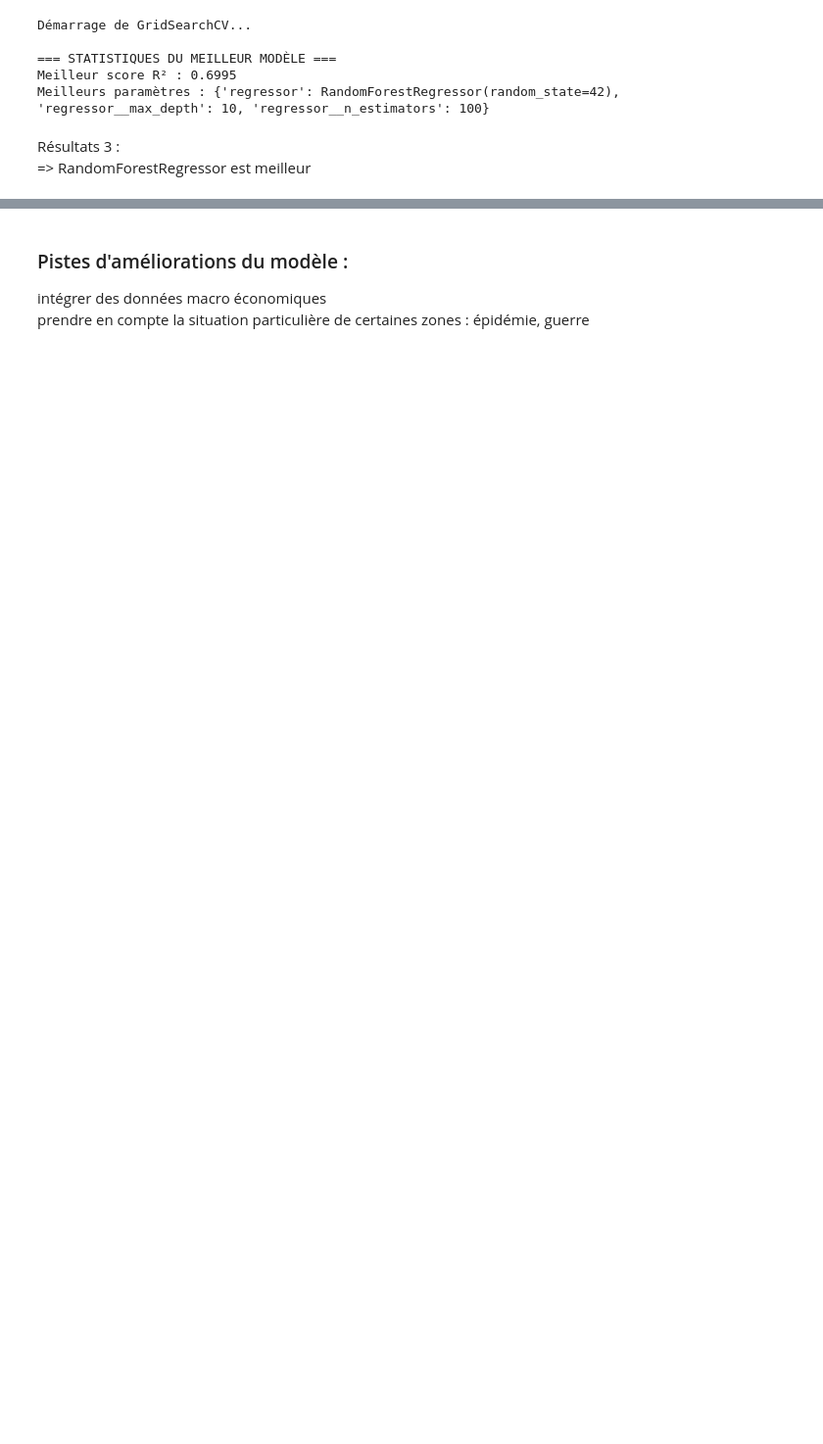
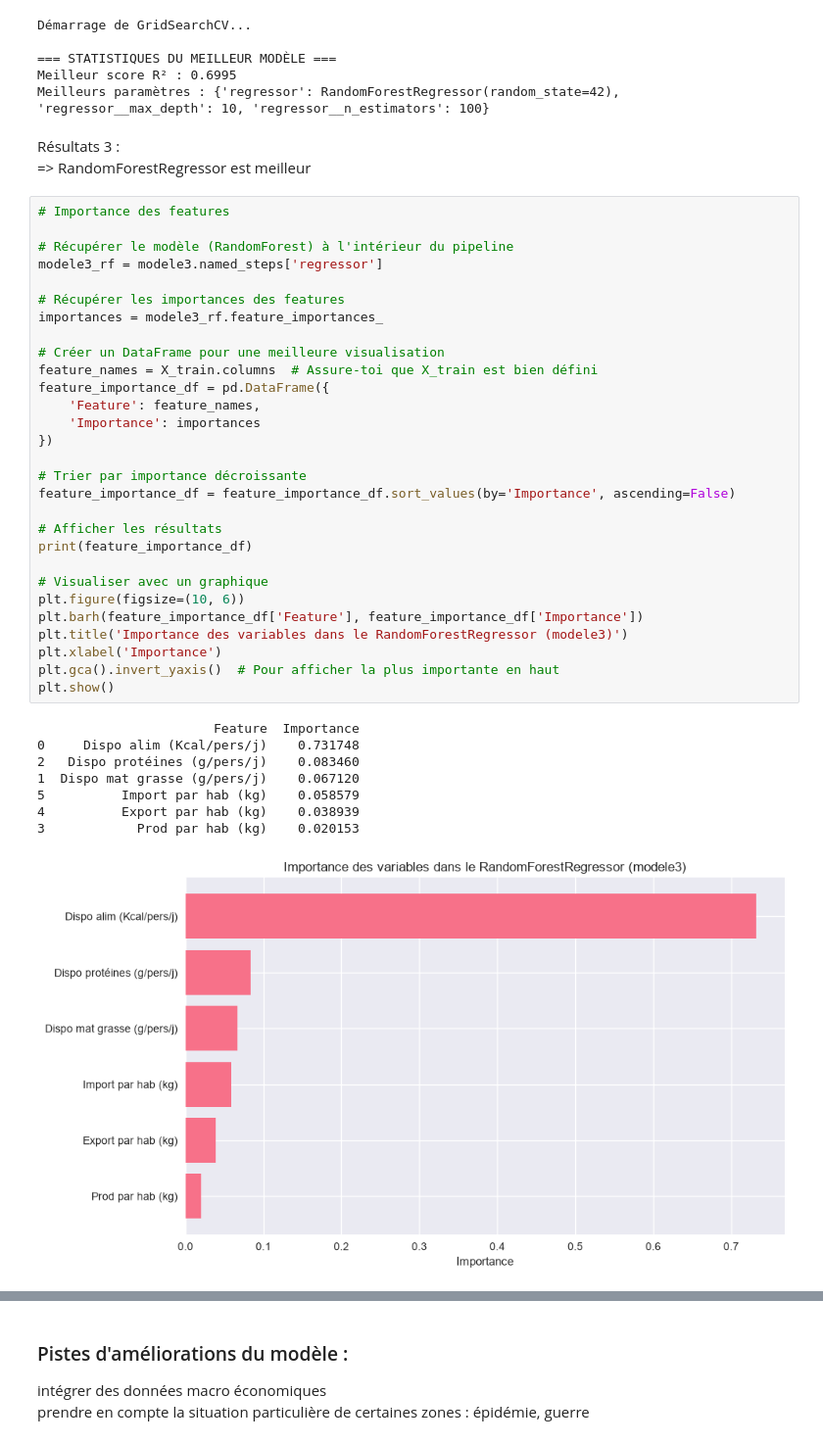
Before and after one commit to SIMPLON-DIST-Data-Analyst-211541/FAO_Analysis_Johan, a Jupyter notebook: src/notebook.ipynb, the cells around one changed output, grey strips where cells are left out. Shown at 98% size. Cells and saved outputs as stored; diff of their text form; blank space fills up the shorter version.

Commit message:
modele testé et validé

```diff
--- a/src/notebook.ipynb
+++ b/src/notebook.ipynb
@@ -2593,3 +2591,41 @@ Meilleurs paramètres : {'regressor': RandomForestRegressor(random_state=42), 'r
 # %% [markdown]
 Résultats 3 :
 => RandomForestRegressor est meilleur
+# %%
+# Importance des features
+
+# Récupérer le modèle (RandomForest) à l'intérieur du pipeline
+modele3_rf = modele3.named_steps['regressor']
+
+# Récupérer les importances des features
+importances = modele3_rf.feature_importances_
+
+# Créer un DataFrame pour une meilleure visualisation
+feature_names = X_train.columns  # Assure-toi que X_train est bien défini
+feature_importance_df = pd.DataFrame({
+    'Feature': feature_names,
+    'Importance': importances
+})
+
+# Trier par importance décroissante
+feature_importance_df = feature_importance_df.sort_values(by='Importance', ascending=False)
+
+# Afficher les résultats
+print(feature_importance_df)
+
+# Visualiser avec un graphique
+plt.figure(figsize=(10, 6))
+plt.barh(feature_importance_df['Feature'], feature_importance_df['Importance'])
+plt.title('Importance des variables dans le RandomForestRegressor (modele3)')
+plt.xlabel('Importance')
+plt.gca().invert_yaxis()  # Pour afficher la plus importante en haut
+plt.show()
+# %% [output]
+                       Feature  Importance
+0     Dispo alim (Kcal/pers/j)    0.731748
+2   Dispo protéines (g/pers/j)    0.083460
+1  Dispo mat grasse (g/pers/j)    0.067120
+5          Import par hab (kg)    0.058579
+4          Export par hab (kg)    0.038939
+3            Prod par hab (kg)    0.020153
+[figure, added]
```
Also changed, not shown: parts of 14 cells of this notebook.
